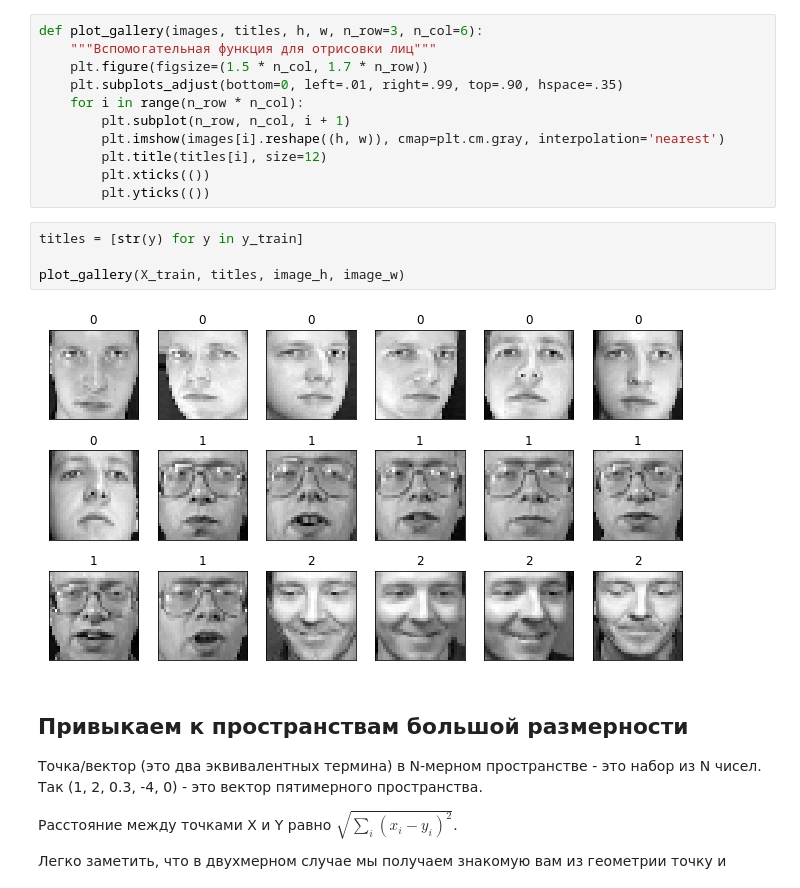
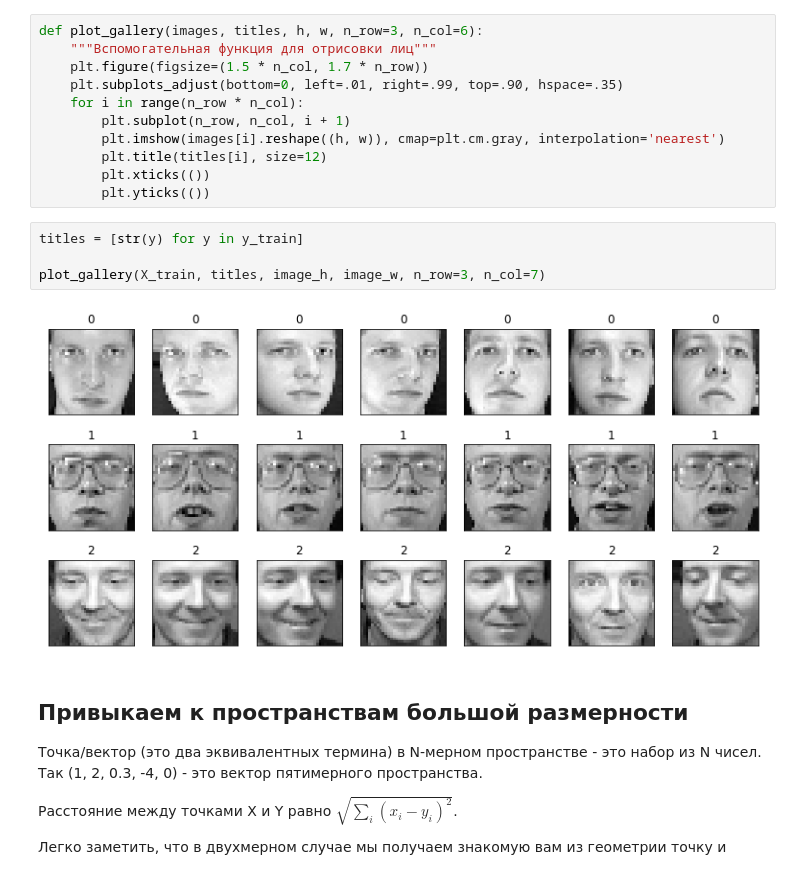
Before and after one commit to bazitur/dlschl-homeworks, a Jupyter notebook: homeworks/hw03_bonus/[hw3]faces.ipynb, the cells around one changed output. Saved outputs shown, nothing was run; the diff lists cells and outputs as text.

```diff
--- a/homeworks/hw03_bonus/[hw3]faces.ipynb
+++ b/homeworks/hw03_bonus/[hw3]faces.ipynb
@@ -84,9 +84,9 @@ def plot_gallery(images, titles, h, w, n_row=3, n_col=6):
 # %%
 titles = [str(y) for y in y_train]
 
-plot_gallery(X_train, titles, image_h, image_w)
+plot_gallery(X_train, titles, image_h, image_w, n_row=3, n_col=7)
 # %% [output]
-[figure, old version]
+[figure, new version]
 # %% [markdown]
 ## Привыкаем к пространствам большой размерности
 
```
Also changed, not shown: parts of 9 cells of this notebook.
